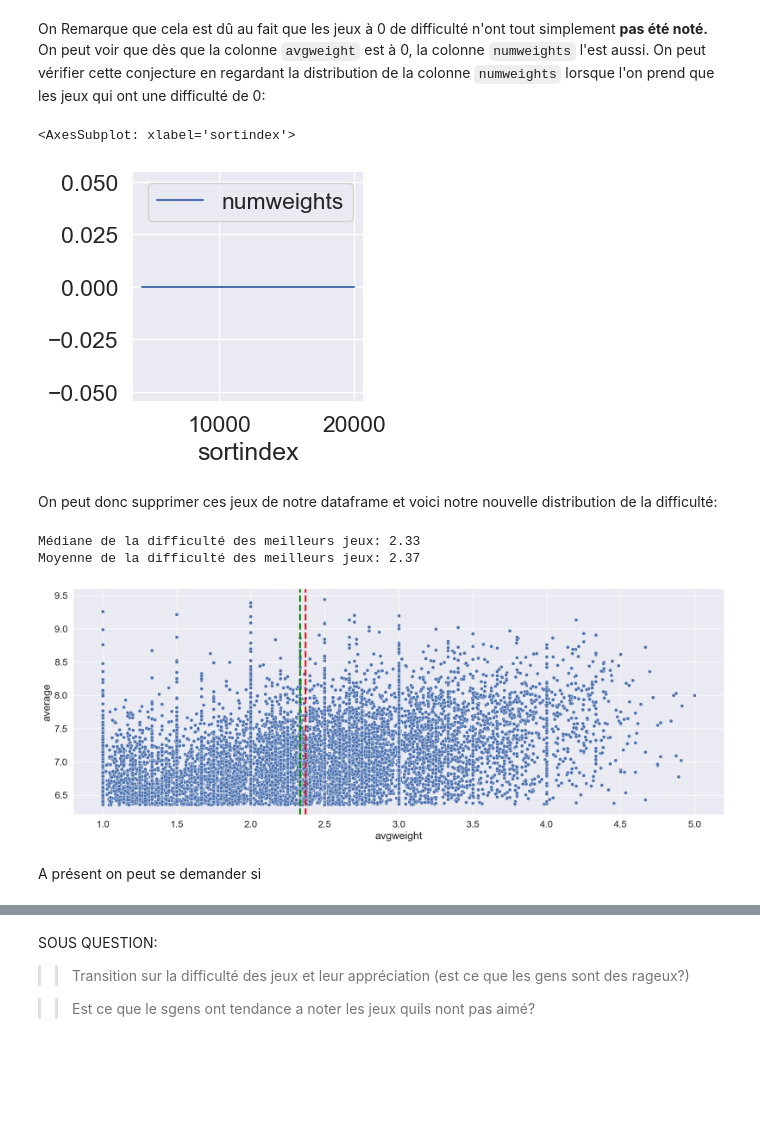
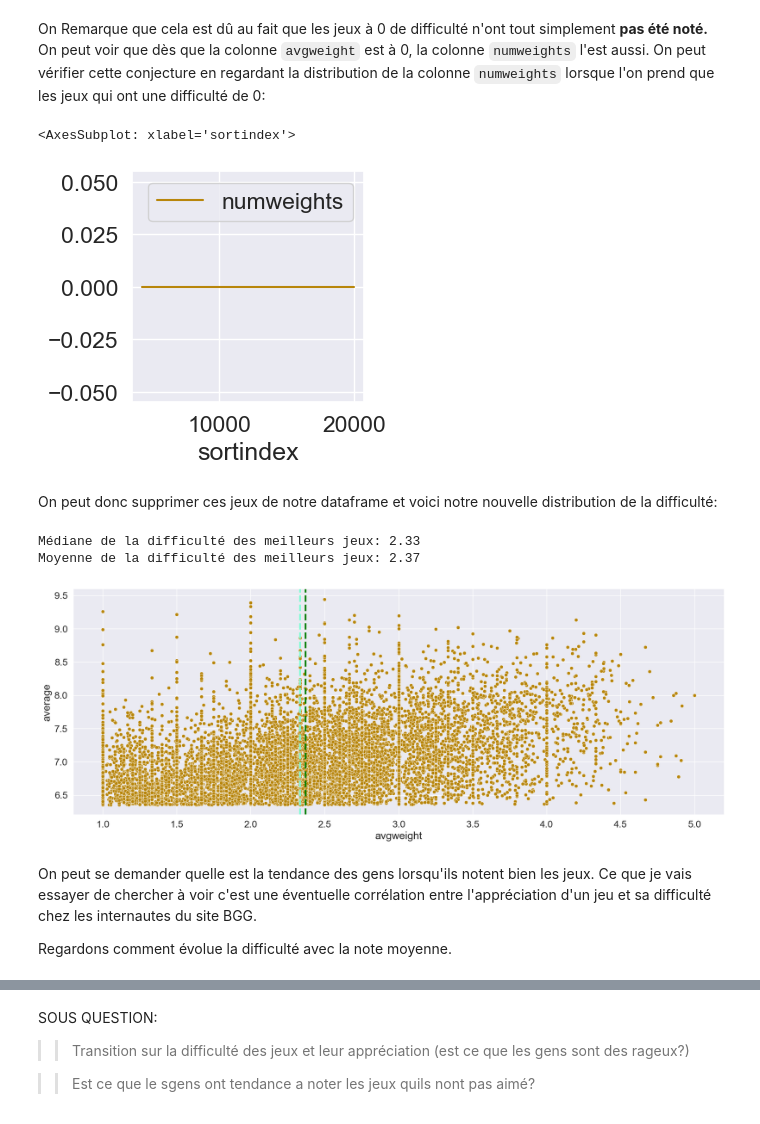
Before and after one commit to LOISGALLAUD/issd, a Jupyter notebook: PROJET/LGALLAUD.ipynb, the cells around one changed output, grey strips where cells are left out. Saved outputs shown, nothing was run; the diff lists cells and outputs as text; code cells hidden in the pictures; blank space fills up the shorter version.

```diff
--- a/PROJET/LGALLAUD.ipynb
+++ b/PROJET/LGALLAUD.ipynb
@@ -500,28 +475,30 @@ difficulty0.head()
 # %% [markdown]
 On Remarque que cela est dû au fait que les jeux à 0 de difficulté n'ont tout simplement **pas été noté.** On peut voir que dès que la colonne `avgweight` est à 0, la colonne `numweights` l'est aussi. On peut vérifier cette conjecture en regardant la distribution de la colonne `numweights` lorsque l'on prend que les jeux qui ont une difficulté de 0:
 # %%
-difficulty0.plot(y='numweights', figsize=(3,3))
+difficulty0.plot(y='numweights', figsize=(3,3), color="darkgoldenrod")
 # %% [output]
 <AxesSubplot: xlabel='sortindex'>
-[figure, old version]
+[figure, new version]
 # %% [markdown]
 On peut donc supprimer ces jeux de notre dataframe et voici notre nouvelle distribution de la difficulté:
 # %%
 difficulty = good_games[good_games['avgweight'] > 0]
 mean_difficulty = difficulty['avgweight'].mean()
 median_difficulty = difficulty['avgweight'].median()
 
 print(f"Médiane de la difficulté des meilleurs jeux: {median_difficulty:.2f}")
 print(f"Moyenne de la difficulté des meilleurs jeux: {mean_difficulty:.2f}")
 
 plt.figure(figsize=(20,7))
-sns.scatterplot(data=difficulty, x='avgweight', y='average')
-plt.axvline(mean_difficulty, color='red', linestyle='dashed', linewidth=3)
-plt.axvline(median_difficulty, color='green', linestyle='dashed', linewidth=3)
+sns.scatterplot(data=difficulty, x='avgweight', y='average', color="darkgoldenrod")
+plt.axvline(mean_difficulty, color='green', linestyle='dashed', linewidth=3)
+plt.axvline(median_difficulty, color='aquamarine', linestyle='dashed', linewidth=3)
 plt.show()
 # %% [output]
 Médiane de la difficulté des meilleurs jeux: 2.33
 Moyenne de la difficulté des meilleurs jeux: 2.37
-[figure, old version]
+[figure, new version]
-# %% [markdown]
-A présent on peut se demander si
+# %% [markdown]
+On peut se demander quelle est la tendance des gens lorsqu'ils notent bien les jeux. Ce que je vais essayer de chercher à voir c'est une éventuelle corrélation entre l'appréciation d'un jeu et sa difficulté chez les internautes du site BGG.
+
+Regardons comment évolue la difficulté avec la note moyenne.
```
Also changed, not shown: parts of 18 cells of this notebook, 3 other files.
